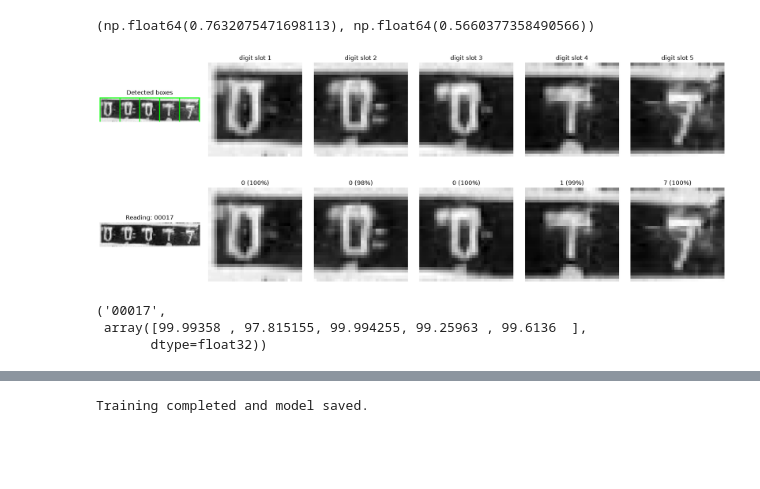
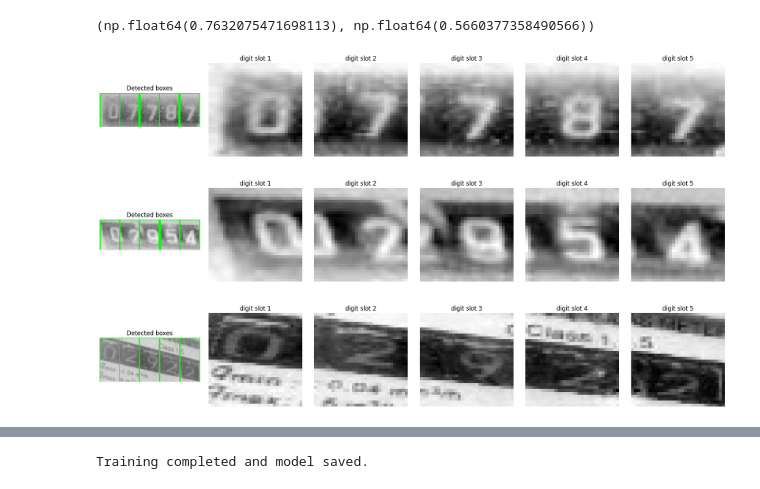
Before and after one commit to Uzair047C/internship_computer_visions_engineering, a Jupyter notebook: cnns_training/vgg_net_copy_custom.ipynb, the cells around one changed output, grey strips where cells are left out. Cells and saved outputs as stored; diff of their text form; code cells hidden in the pictures; blank space fills up the shorter version.

```diff
--- a/cnns_training/vgg_net_copy_custom.ipynb
+++ b/cnns_training/vgg_net_copy_custom.ipynb
@@ -656,6 +597,0 @@ Restoring model weights from the end of the best epoch: 56.
-# %%
-from sklearn.metrics import confusion_matrix
-preds = model.predict(X_test, verbose=0)
-pred_labels = np.argmax(preds, axis=1)
-cm = confusion_matrix(y_test, pred_labels, labels=list(range(10)))
-print(cm)
@@ -750,37 +675,44 @@ def read_meter(image_path, num_digits=NUM_DIGITS):
     preds = model.predict(batch, verbose=0)
     digit_predictions = np.argmax(preds, axis=1)
     confidences = np.max(preds, axis=1) * 100
 
     final_reading = "".join(str(d) for d in digit_predictions)
 
     fig, axes = plt.subplots(1, num_digits + 1, figsize=(3 * (num_digits + 1), 3))
     axes[0].imshow(gray_img, cmap='gray')
     axes[0].set_title(f"Reading: {final_reading}")
     axes[0].axis('off')
 
     for i, crop in enumerate(crops):
         axes[i + 1].imshow(crop.squeeze(), cmap='gray')
         axes[i + 1].set_title(f"{digit_predictions[i]} ({confidences[i]:.0f}%)")
         axes[i + 1].axis('off')
 
     plt.tight_layout()
     plt.show()
 
     return final_reading, confidences
     plt.tight_layout()
-image="0642_09208310004crop_0.png"
+image="74590510009_crop_0.png"
+image1="87876420008_crop_0.png"
+image2="94035910002_crop_0.png"
 #5293420005_0
 #0642_10208310002_crop_0
 #0642_11608310006_crop_0
 #0642_04481372763crop_0
 #0642_09208310004crop_0
 
 # Example usage:
 debug_show_segmentation(os.path.join(TEST_IMG_DIR, image))  # check segmentation first
-read_meter(os.path.join(TEST_IMG_DIR, image))
+
+
+debug_show_segmentation(os.path.join(TEST_IMG_DIR, image1))  # check segmentation first
+
+
+
+
+debug_show_segmentation(os.path.join(TEST_IMG_DIR, image2))  # check segmentation first
 # %% [output]
-[figure, old version]
+[figure, new version]
-[figure, old version]
+[figure, new version]
-('00017',
- array([99.99358 , 97.815155, 99.994255, 99.25963 , 99.6136  ],
-       dtype=float32))
+[figure, added]
```
Also changed, not shown: parts of 10 cells of this notebook, 1 other file.
